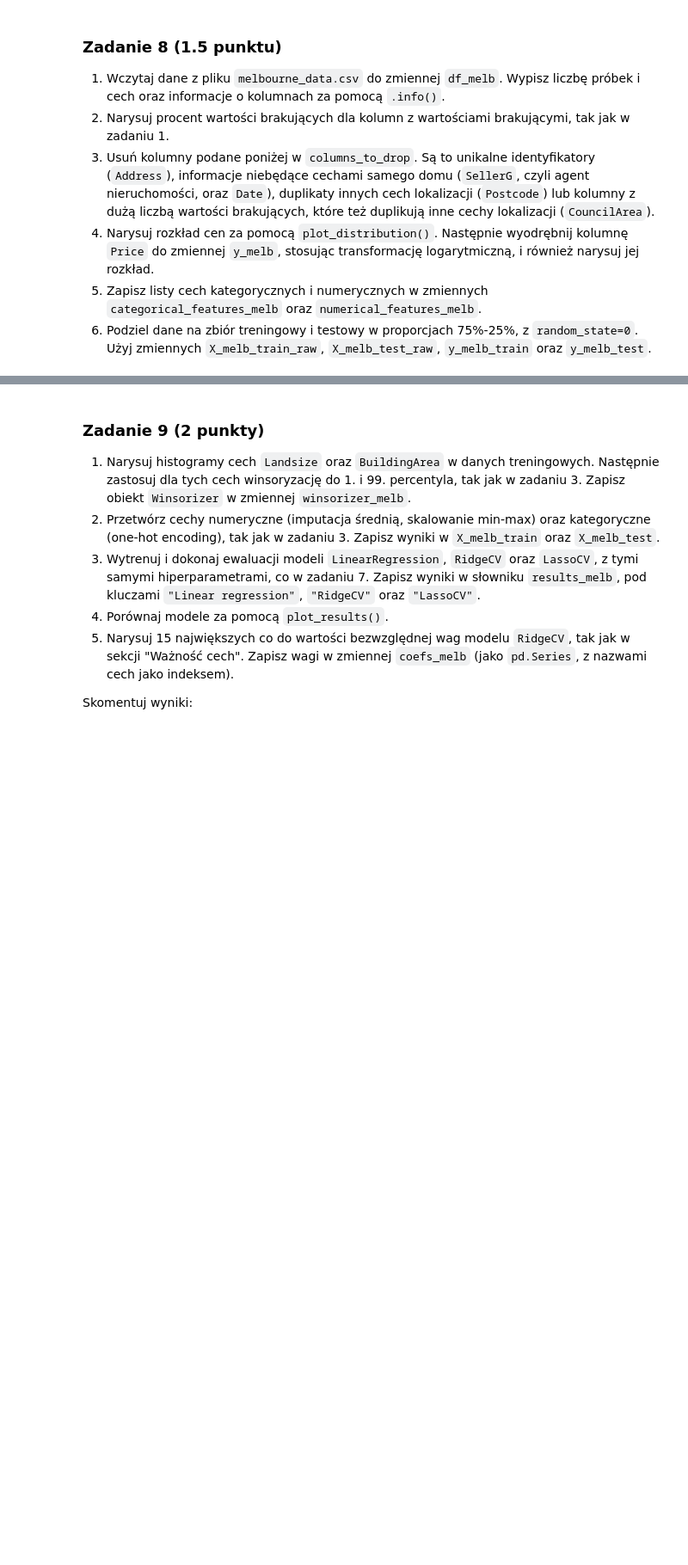
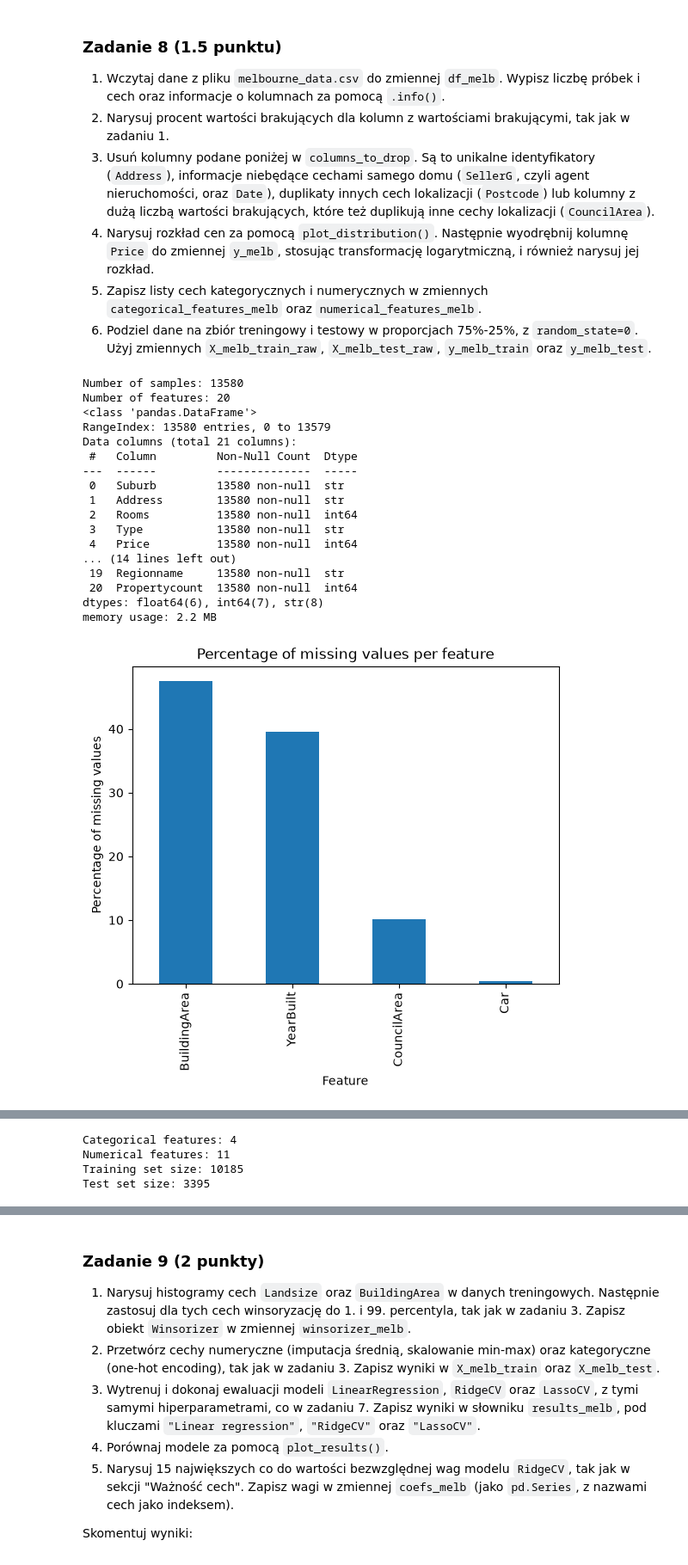
Before and after one commit to hellow0rld3/intro-to-ai, a Jupyter notebook: lab1/lab_1.ipynb, the cells around one changed output, grey strips where cells are left out. Shown at 86% size. Saved outputs shown, nothing was run; the diff lists cells and outputs as text; code cells hidden in the pictures; blank space fills up the shorter version.

```diff
--- a/lab1/lab_1.ipynb
+++ b/lab1/lab_1.ipynb
@@ -1314,0 +1393,60 @@ columns_to_drop = ["Address", "SellerG", "Date", "Postcode", "CouncilArea"]
+# %%
+columns_to_drop = ["Address", "SellerG", "Date", "Postcode", "CouncilArea"]
+
+df_melb = pd.read_csv("melbourne_data.csv")
+
+print(f"Number of samples: {df_melb.shape[0]}")
+print(f"Number of features: {df_melb.shape[1] - 1}")
+df_melb.info()
+
+missing_pct_melb = df_melb.isna().mean().mul(100)
+missing_pct_melb = missing_pct_melb[missing_pct_melb > 0].sort_values(ascending=False)
+
+missing_pct_melb.plot.bar(title="Percentage of missing values per feature")
+plt.xlabel("Feature")
+plt.ylabel("Percentage of missing values")
+plt.show()
+
+df_melb = df_melb.drop(columns_to_drop, axis="columns", errors="ignore")
+
+plot_distribution(df_melb["Price"], title="Price distribution")
+plt.show()
+
+y_melb = np.log1p(df_melb.pop("Price"))
+
+plot_distribution(y_melb, title="Log price distribution")
+plt.show()
+
+categorical_features_melb = df_melb.select_dtypes(exclude="number").columns
+numerical_features_melb = df_melb.select_dtypes(include="number").columns
+
+print(f"Categorical features: {len(categorical_features_melb)}")
+print(f"Numerical features: {len(numerical_features_melb)}")
+
+X_melb_train_raw, X_melb_test_raw, y_melb_train, y_melb_test = train_test_split(
+    df_melb, y_melb, test_size=0.25, random_state=0
+)
+
+print(f"Training set size: {len(X_melb_train_raw)}")
+print(f"Test set size: {len(X_melb_test_raw)}")
+
+# your_code
+# %% [output]
+Number of samples: 13580
+Number of features: 20
+<class 'pandas.DataFrame'>
+RangeIndex: 13580 entries, 0 to 13579
+Data columns (total 21 columns):
+ #   Column         Non-Null Count  Dtype
+---  ------         --------------  -----
+ 0   Suburb         13580 non-null  str
+ 1   Address        13580 non-null  str
+ 2   Rooms          13580 non-null  int64
+ 3   Type           13580 non-null  str
+ 4   Price          13580 non-null  int64
+... (14 lines left out)
+ 19  Regionname     13580 non-null  str
+ 20  Propertycount  13580 non-null  int64
+dtypes: float64(6), int64(7), str(8)
+memory usage: 2.2 MB
+[figure, added]
@@ -1315,3 +1455,7 @@ columns_to_drop = ["Address", "SellerG", "Date", "Postcode", "CouncilArea"]
+Categorical features: 4
+Numerical features: 11
+Training set size: 10185
+Test set size: 3395
 # %%
 assert df_melb.shape == (13580, 15)
 assert "Price" not in df_melb.columns
```
Also changed, not shown: parts of 17 cells of this notebook.
